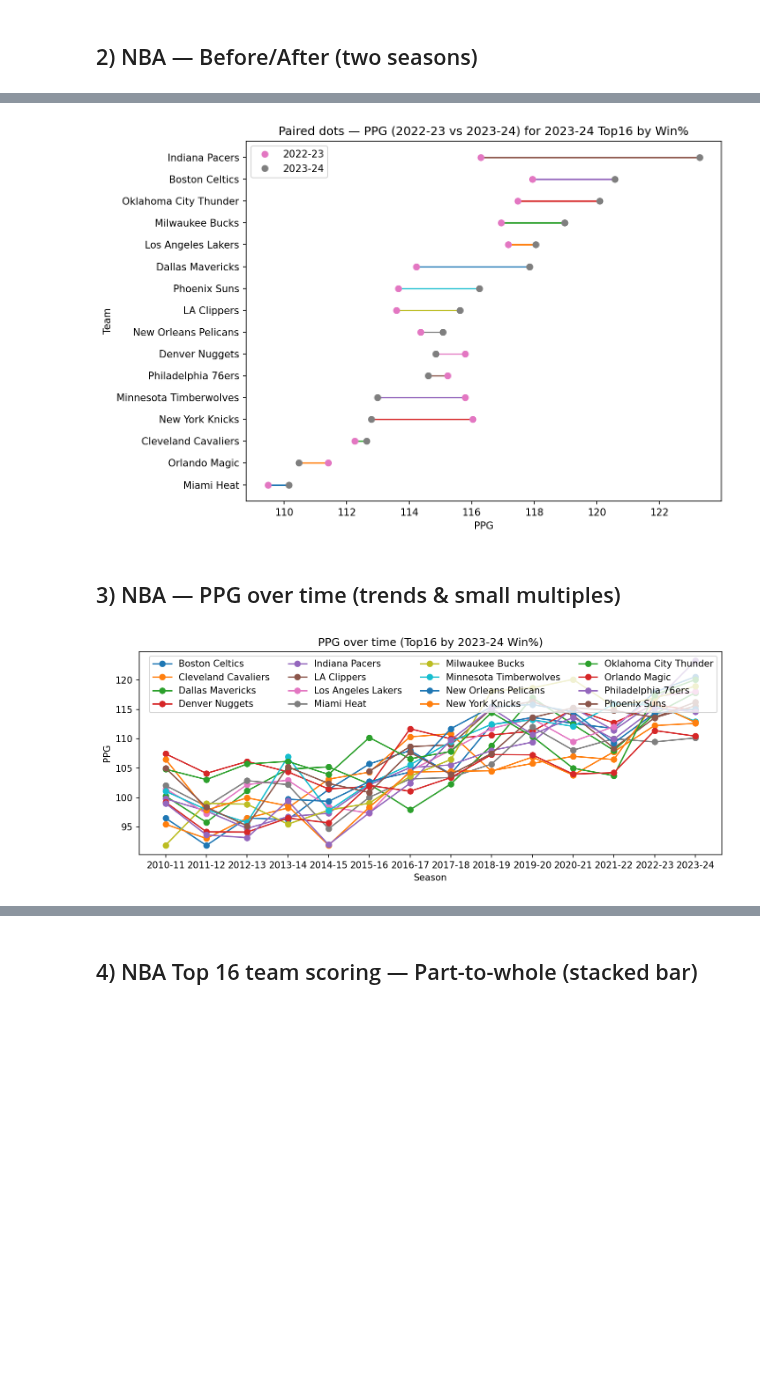
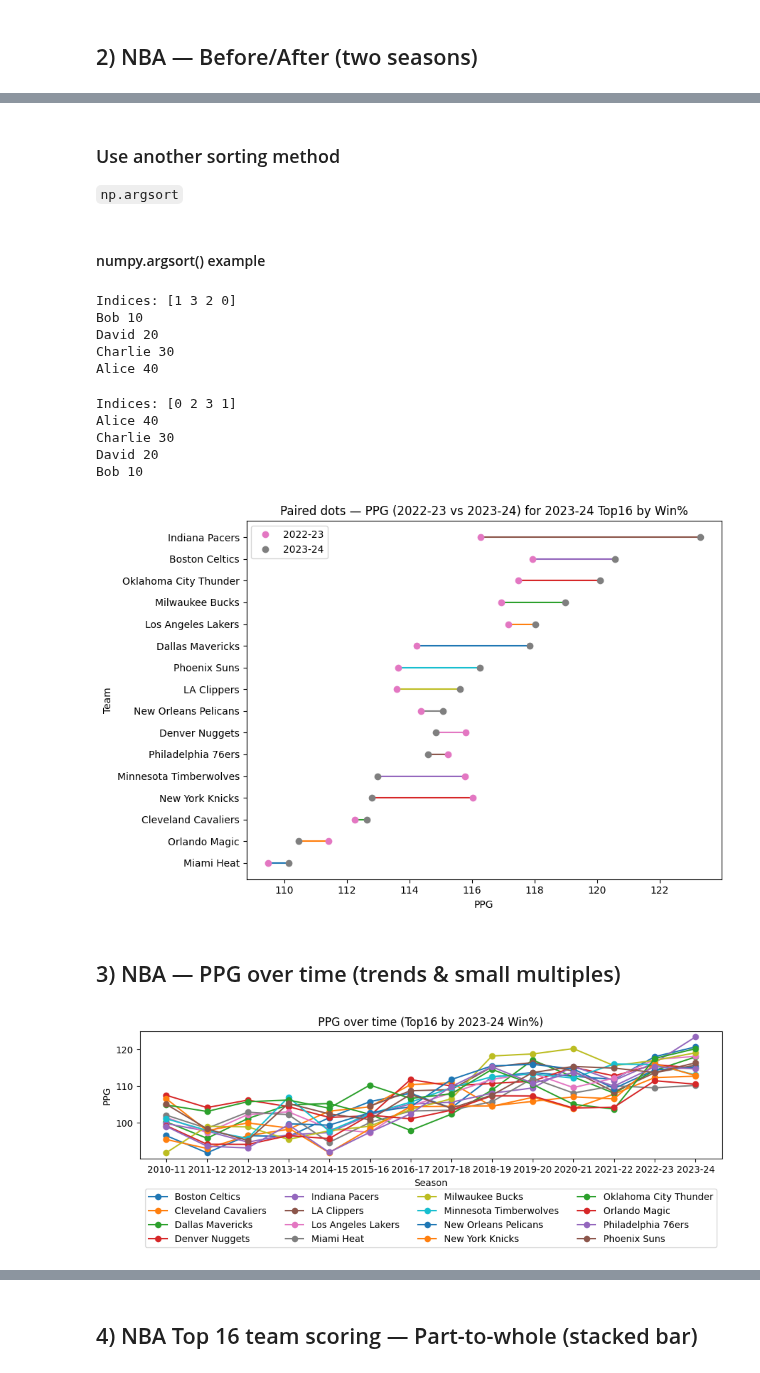
Before and after one commit to yinjunjun/datascience, a Jupyter notebook: Data_Visualization/docs/dats2102/docs/weekly/week6/Week06_HandsOn_Session2.ipynb, the cells around one changed output, grey strips where cells are left out. Cells and saved outputs as stored; diff of their text form; code cells hidden in the pictures; blank space fills up the shorter version.

```diff
--- a/Data_Visualization/docs/dats2102/docs/weekly/week6/Week06_HandsOn_Session2.ipynb
+++ b/Data_Visualization/docs/dats2102/docs/weekly/week6/Week06_HandsOn_Session2.ipynb
@@ -252,0 +313,24 @@ plt.legend(); plt.tight_layout(); plt.show()
+# %%
+import numpy as np, matplotlib.pyplot as plt
+
+sub = team_season[team_season["TEAM_NAME"].isin(top16["TEAM_NAME"]) & team_season["SEASON_YEAR"].isin([s0,s1])]
+piv = sub.pivot(index="TEAM_NAME", columns="SEASON_YEAR", values="PPG").dropna()
+
+# Paired dots
+piv2 = piv.sort_values(s1)
+
+yy = np.arange(len(piv2))
+plt.figure(figsize=(9,6))
+for i, t in enumerate(piv2.index):
+    plt.plot([piv2.loc[t, s0], piv2.loc[t, s1]], [yy[i], yy[i]], '-')
+plt.plot(piv2[s0].values, yy, 'o', label=str(s0))
+plt.plot(piv2[s1].values, yy, 'o', label=str(s1))
+plt.yticks(yy, piv2.index.tolist())
+plt.xlabel("PPG")
+plt.ylabel("Team")
+plt.title(f"Paired dots — PPG ({s0} vs {s1}) for {s1} Top16 by Win%")
+
+plt.legend()
+
+plt.tight_layout()
+plt.show()
@@ -253,3 +339,41 @@ plt.legend(); plt.tight_layout(); plt.show()
+# %% [markdown]
+### Use another sorting method
+`np.argsort`
+# %% [markdown]
+#### numpy.argsort() example
+# %%
+import numpy as np
+names = ["Alice", "Bob", "Charlie", "David"]
+arr = np.array([40, 10, 30, 20])
+
+order = np.argsort(arr)
+
+print("Indices:", order)
+# Output: [1, 3, 2, 0]
+for ele in order:
+    print(names[ele], arr[ele])
+# %% [output]
+Indices: [1 3 2 0]
+Bob 10
+David 20
+Charlie 30
+Alice 40
+# %%
+import numpy as np
+names = ["Alice", "Bob", "Charlie", "David"]
+arr = np.array([40, 10, 30, 20])
+
+order = np.argsort(-arr)
+
+print("Indices:", order)
+for ele in order:
+    print(names[ele], arr[ele])
+# %% [output]
+Indices: [0 2 3 1]
+Alice 40
+Charlie 30
+David 20
+Bob 10
 # %%
 import numpy as np, matplotlib.pyplot as plt
 
@@ -257,7 +381,8 @@ sub = team_season[team_season["TEAM_NAME"].isin(top16["TEAM_NAME"]) & team_seaso
 piv = sub.pivot(index="TEAM_NAME", columns="SEASON_YEAR", values="PPG").dropna()
 
 # Paired dots
-piv2 = piv.sort_values(s1)
+order = np.argsort(piv[s1].to_numpy())
+piv2 = piv.iloc[order]
 
 yy = np.arange(len(piv2))
 plt.figure(figsize=(9,6))
@@ -275,27 +400,27 @@ plt.legend()
 plt.tight_layout()
 plt.show()
 # %% [output]
-[figure, old version]
+[figure, new version]
 # %% [markdown]
 ## 3) NBA — PPG over time (trends & small multiples)
 # %%
 watch = top16["TEAM_NAME"].tolist()  # top16 of chosen season
 pivot = (team_season[team_season["TEAM_NAME"].isin(watch)].pivot(index="SEASON_YEAR", columns="TEAM_NAME", values="PPG"))
 
 # Trend lines in one panel
 plt.figure(figsize=(10,4))
 for t in pivot.columns:
     s = pivot[t].dropna()
     plt.plot(s.index, s.values, marker='o', label=t)
 plt.xlabel("Season"); plt.ylabel("PPG")
 plt.title(f"PPG over time (Top16 by {season} Win%)")
-plt.legend(ncol=4)
-# plt.legend(ncol=4, bbox_to_anchor=(0.5, -0.2), loc="upper center")
+# plt.legend(ncol=4)
+plt.legend(ncol=4, bbox_to_anchor=(0.5, -0.2), loc="upper center")
 
 plt.tight_layout()
 plt.show()
 # %% [output]
-[figure, old version]
+[figure, new version]
 # %%
 # Small multiples (shared axes)
 teams = list(pivot.columns)
```
Also changed, not shown: parts of 23 cells of this notebook, 13 other files.
